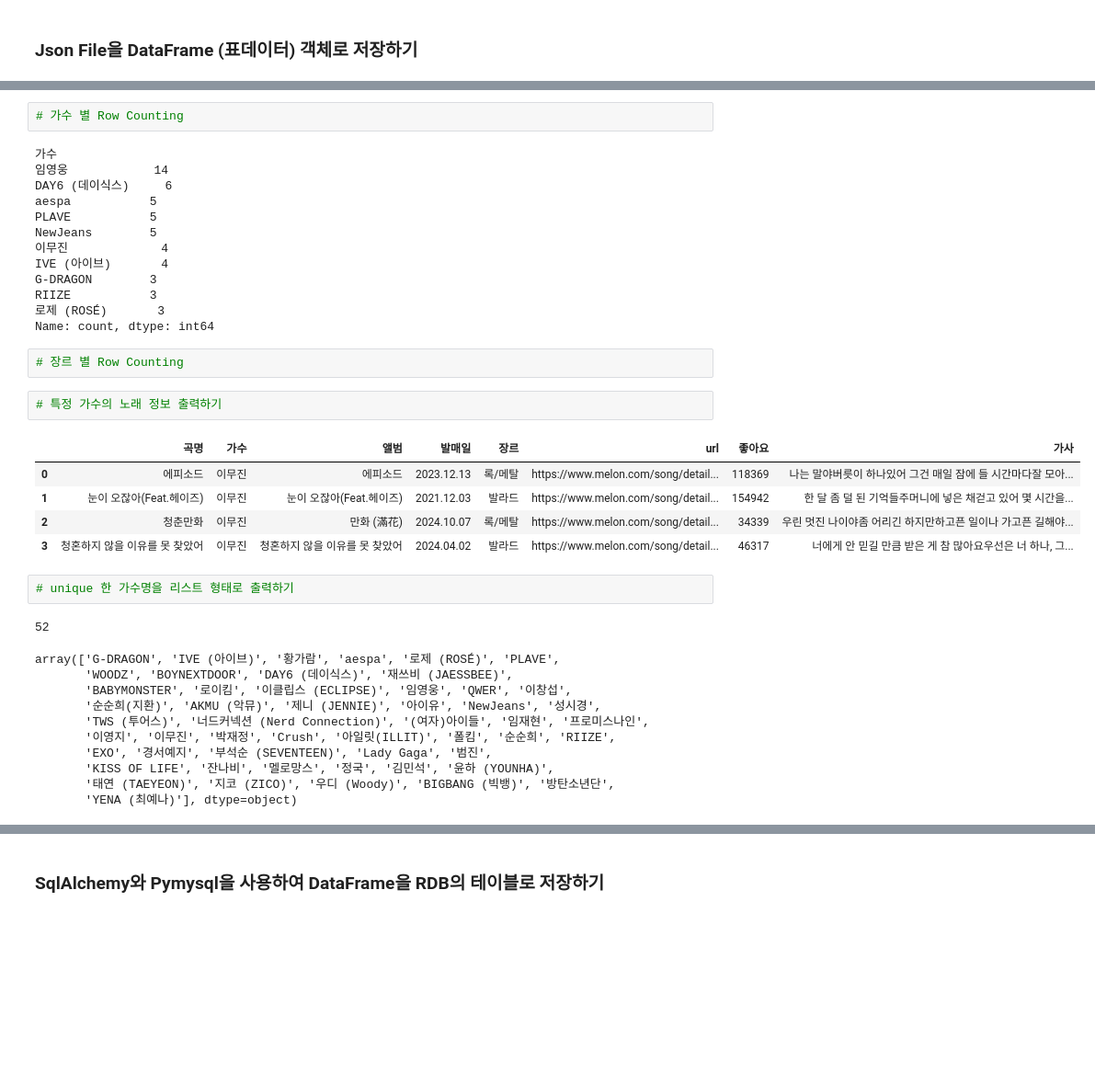
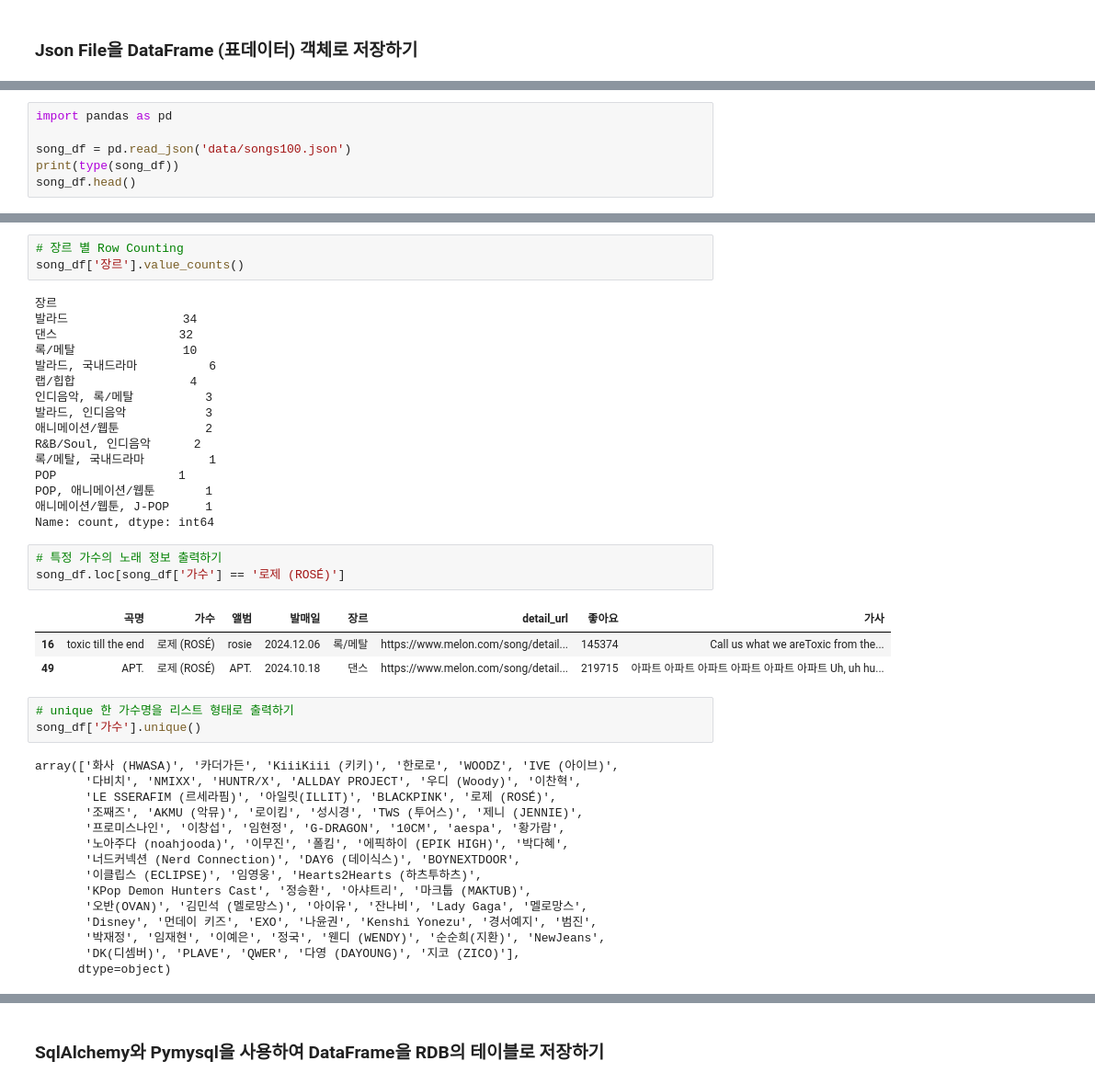
Before and after one commit to nirey-l/Python_Webscraping_Analysis, a Jupyter notebook: 04.Melon100차트_데이터파싱_DB저장.ipynb, the cells around one changed output, grey strips where cells are left out. Shown at 92% size. Saved outputs shown, nothing was run; the diff lists cells and outputs as text; blank space fills up the shorter version.

```diff
--- a/04.Melon100차트_데이터파싱_DB저장.ipynb
+++ b/04.Melon100차트_데이터파싱_DB저장.ipynb
@@ -180,0 +189,6 @@ print('===> 100 곡 노래 파싱 끝')
+# %%
+import pandas as pd
+
+song_df = pd.read_json('data/songs100.json')
+print(type(song_df))
+song_df.head()
@@ -181,39 +222,44 @@ print('===> 100 곡 노래 파싱 끝')
 # %%
-# 가수 별 Row Counting
+# 장르 별 Row Counting
+song_df['장르'].value_counts()
 # %% [output]
-가수
-임영웅            14
-DAY6 (데이식스)     6
-aespa           5
-PLAVE           5
-NewJeans        5
-이무진             4
-IVE (아이브)       4
-G-DRAGON        3
-RIIZE           3
-로제 (ROSÉ)       3
+장르
+발라드                34
+댄스                 32
+록/메탈               10
+발라드, 국내드라마          6
+랩/힙합                4
+인디음악, 록/메탈          3
+발라드, 인디음악           3
+애니메이션/웹툰            2
+R&B/Soul, 인디음악      2
+록/메탈, 국내드라마         1
+POP                 1
+POP, 애니메이션/웹툰       1
+애니메이션/웹툰, J-POP     1
 Name: count, dtype: int64
-# %%
-# 장르 별 Row Counting
 # %%
 # 특정 가수의 노래 정보 출력하기
+song_df.loc[song_df['가수'] == '로제 (ROSÉ)']
 # %% [output]
-|  | 곡명 | 가수 | 앨범 | 발매일 | 장르 | url | 좋아요 | 가사 |
-| 0 | 에피소드 | 이무진 | 에피소드 | 2023.12.13 | 록/메탈 | https://www.melon.com/song/detail... | 118369 | 나는 말야버릇이 하나있어 그건 매일 잠에 들 시간마다잘 모아... |
-| 1 | 눈이 오잖아(Feat.헤이즈) | 이무진 | 눈이 오잖아(Feat.헤이즈) | 2021.12.03 | 발라드 | https://www.melon.com/song/detail... | 154942 | 한 달 좀 덜 된 기억들주머니에 넣은 채걷고 있어 몇 시간을... |
-| 2 | 청춘만화 | 이무진 | 만화 (滿花) | 2024.10.07 | 록/메탈 | https://www.melon.com/song/detail... | 34339 | 우린 멋진 나이야좀 어리긴 하지만하고픈 일이나 가고픈 길해야... |
-| 3 | 청혼하지 않을 이유를 못 찾았어 | 이무진 | 청혼하지 않을 이유를 못 찾았어 | 2024.04.02 | 발라드 | https://www.melon.com/song/detail... | 46317 | 너에게 안 믿길 만큼 받은 게 참 많아요우선은 너 하나, 그... |
+|  | 곡명 | 가수 | 앨범 | 발매일 | 장르 | detail_url | 좋아요 | 가사 |
+| 16 | toxic till the end | 로제 (ROSÉ) | rosie | 2024.12.06 | 록/메탈 | https://www.melon.com/song/detail... | 145374 | Call us what we areToxic from the... |
+| 49 | APT. | 로제 (ROSÉ) | APT. | 2024.10.18 | 댄스 | https://www.melon.com/song/detail... | 219715 | 아파트 아파트 아파트 아파트 아파트 아파트 Uh, uh hu... |
 # %%
 # unique 한 가수명을 리스트 형태로 출력하기
+song_df['가수'].unique()
 # %% [output]
-52
+array(['화사 (HWASA)', '카더가든', 'KiiiKiii (키키)', '한로로', 'WOODZ', 'IVE (아이브)',
+       '다비치', 'NMIXX', 'HUNTR/X', 'ALLDAY PROJECT', '우디 (Woody)', '이찬혁',
+       'LE SSERAFIM (르세라핌)', '아일릿(ILLIT)', 'BLACKPINK', '로제 (ROSÉ)',
+       '조째즈', 'AKMU (악뮤)', '로이킴', '성시경', 'TWS (투어스)', '제니 (JENNIE)',
+       '프로미스나인', '이창섭', '임현정', 'G-DRAGON', '10CM', 'aespa', '황가람',
+       '노아주다 (noahjooda)', '이무진', '폴킴', '에픽하이 (EPIK HIGH)', '박다혜',
+       '너드커넥션 (Nerd Connection)', 'DAY6 (데이식스)', 'BOYNEXTDOOR',
+       '이클립스 (ECLIPSE)', '임영웅', 'Hearts2Hearts (하츠투하츠)',
+       'KPop Demon Hunters Cast', '정승환', '아샤트리', '마크툽 (MAKTUB)',
+       '오반(OVAN)', '김민석 (멜로망스)', '아이유', '잔나비', 'Lady Gaga', '멜로망스',
+       'Disney', '먼데이 키즈', 'EXO', '나윤권', 'Kenshi Yonezu', '경서예지', '범진',
+       '박재정', '임재현', '이예은', '정국', '웬디 (WENDY)', '순순희(지환)', 'NewJeans',
+       'DK(디셈버)', 'PLAVE', 'QWER', '다영 (DAYOUNG)', '지코 (ZICO)'],
+      dtype=object)
-array(['G-DRAGON', 'IVE (아이브)', '황가람', 'aespa', '로제 (ROSÉ)', 'PLAVE',
-       'WOODZ', 'BOYNEXTDOOR', 'DAY6 (데이식스)', '재쓰비 (JAESSBEE)',
-       'BABYMONSTER', '로이킴', '이클립스 (ECLIPSE)', '임영웅', 'QWER', '이창섭',
-       '순순희(지환)', 'AKMU (악뮤)', '제니 (JENNIE)', '아이유', 'NewJeans', '성시경',
-       'TWS (투어스)', '너드커넥션 (Nerd Connection)', '(여자)아이들', '임재현', '프로미스나인',
-       '이영지', '이무진', '박재정', 'Crush', '아일릿(ILLIT)', '폴킴', '순순희', 'RIIZE',
-       'EXO', '경서예지', '부석순 (SEVENTEEN)', 'Lady Gaga', '범진',
-       'KISS OF LIFE', '잔나비', '멜로망스', '정국', '김민석', '윤하 (YOUNHA)',
-       '태연 (TAEYEON)', '지코 (ZICO)', '우디 (Woody)', 'BIGBANG (빅뱅)', '방탄소년단',
-       'YENA (최예나)'], dtype=object)
```
Also changed, not shown: parts of 18 cells of this notebook, 2 other files.
